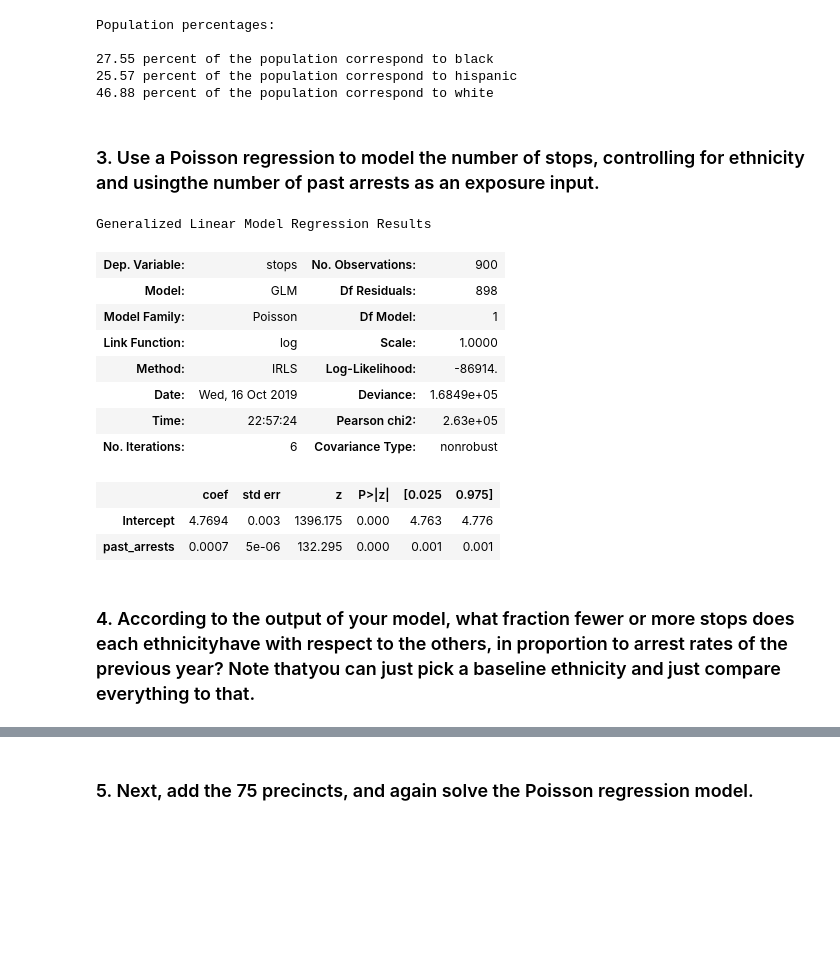
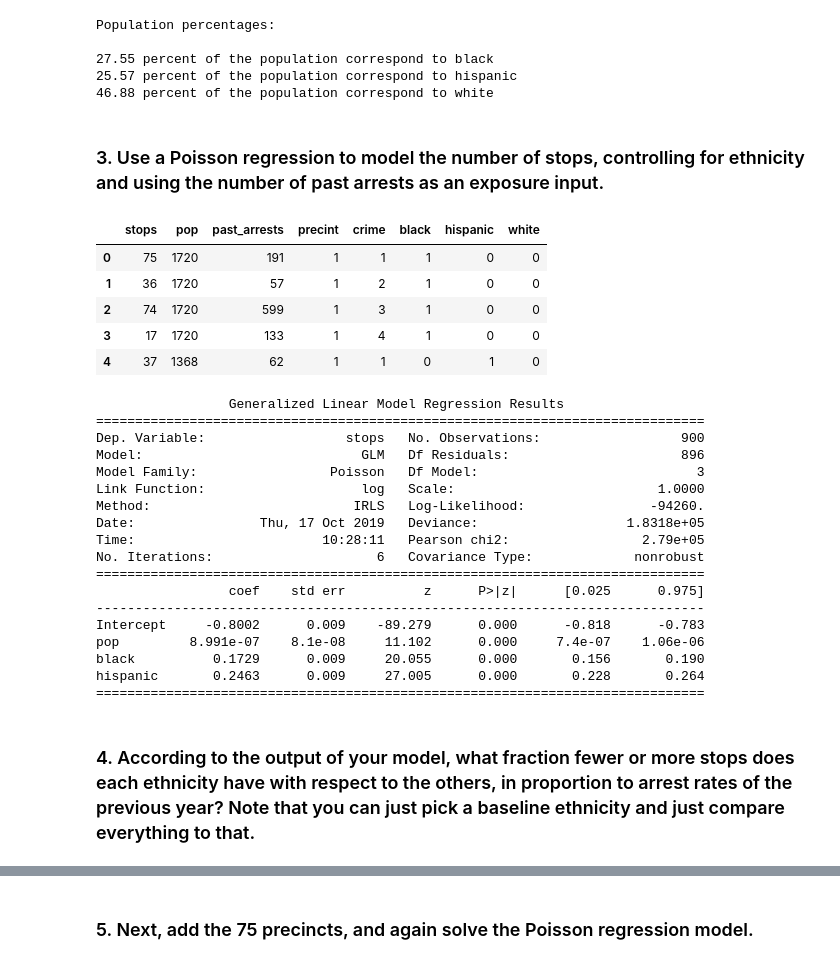
Before and after one commit to mxviteri/bds_hm1, a Jupyter notebook: hw5/HW5.ipynb, the cells around one changed output, grey strips where cells are left out. Drawn from its saved outputs; the diff is of its cells as text; code cells hidden in the pictures; blank space fills up the shorter version.

```diff
--- a/hw5/HW5.ipynb
+++ b/hw5/HW5.ipynb
@@ -70,27 +70,46 @@ Population percentages:
 25.57 percent of the population correspond to hispanic
 46.88 percent of the population correspond to white
 # %% [markdown]
-### 3\. Use a Poisson regression to model the number of stops, controlling for ethnicity and usingthe number of past arrests as an exposure input.
+### 3\. Use a Poisson regression to model the number of stops, controlling for ethnicity and using the number of past arrests as an exposure input.
+# %%
+# map eth column to actual ethnicities
+df = pd.get_dummies(df, columns=['eth'])
+df = df.rename(columns={"eth_1": "black", "eth_2": "hispanic", "eth_3": "white"})
+df.head()
+# %% [output]
+|  | stops | pop | past_arrests | precint | crime | black | hispanic | white |
+| 0 | 75 | 1720 | 191 | 1 | 1 | 1 | 0 | 0 |
+| 1 | 36 | 1720 | 57 | 1 | 2 | 1 | 0 | 0 |
+| 2 | 74 | 1720 | 599 | 1 | 3 | 1 | 0 | 0 |
+| 3 | 17 | 1720 | 133 | 1 | 4 | 1 | 0 | 0 |
+| 4 | 37 | 1368 | 62 | 1 | 1 | 0 | 1 | 0 |
 # %%
-formula = 'stops ~ past_arrests'
+df.past_arrests.replace(0, 1, inplace=True)
 
+formula = 'stops ~ pop + black + hispanic'
 response, predictors = dmatrices(formula, df, return_type='dataframe')
 
-glm_pois = GLM(response, predictors, family=sm.families.Poisson())
+glm_pois = GLM(response, predictors, family=sm.families.Poisson(), exposure=df['past_arrests'])
 res = glm_pois.fit()
-res.summary()
+print(res.summary())
 # %% [output]
-Generalized Linear Model Regression Results
+                 Generalized Linear Model Regression Results
+==============================================================================
+Dep. Variable:                  stops   No. Observations:                  900
+Model:                            GLM   Df Residuals:                      896
+Model Family:                 Poisson   Df Model:                            3
+Link Function:                    log   Scale:                          1.0000
+Method:                          IRLS   Log-Likelihood:                -94260.
+Date:                Thu, 17 Oct 2019   Deviance:                   1.8318e+05
+Time:                        10:28:11   Pearson chi2:                 2.79e+05
+No. Iterations:                     6   Covariance Type:             nonrobust
+==============================================================================
+                 coef    std err          z      P>|z|      [0.025      0.975]
+------------------------------------------------------------------------------
+Intercept     -0.8002      0.009    -89.279      0.000      -0.818      -0.783
+pop         8.991e-07    8.1e-08     11.102      0.000     7.4e-07    1.06e-06
+black          0.1729      0.009     20.055      0.000       0.156       0.190
+hispanic       0.2463      0.009     27.005      0.000       0.228       0.264
+==============================================================================
-| Dep. Variable: | stops | No. Observations: | 900 |
-| Model: | GLM | Df Residuals: | 898 |
-| Model Family: | Poisson | Df Model: | 1 |
-| Link Function: | log | Scale: | 1.0000 |
-| Method: | IRLS | Log-Likelihood: | -86914. |
-| Date: | Wed, 16 Oct 2019 | Deviance: | 1.6849e+05 |
-| Time: | 22:57:24 | Pearson chi2: | 2.63e+05 |
-| No. Iterations: | 6 | Covariance Type: | nonrobust |
-|  | coef | std err | z | P>|z| | [0.025 | 0.975] |
-| Intercept | 4.7694 | 0.003 | 1396.175 | 0.000 | 4.763 | 4.776 |
-| past_arrests | 0.0007 | 5e-06 | 132.295 | 0.000 | 0.001 | 0.001 |
 # %% [markdown]
-### 4\. According to the output of your model, what fraction fewer or more stops does each ethnicityhave with respect to the others, in proportion to arrest rates of the previous year? Note thatyou can just pick a baseline ethnicity and just compare everything to that.
+### 4\. According to the output of your model, what fraction fewer or more stops does each ethnicity have with respect to the others, in proportion to arrest rates of the previous year? Note that you can just pick a baseline ethnicity and just compare everything to that.
```
Also changed, not shown: parts of 6 cells of this notebook.
